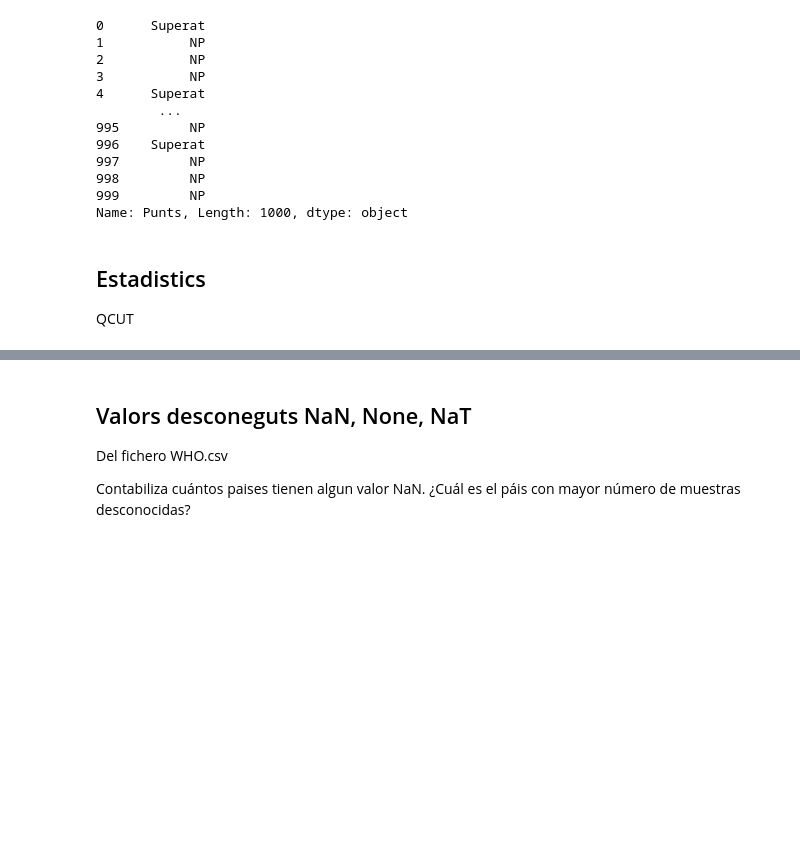
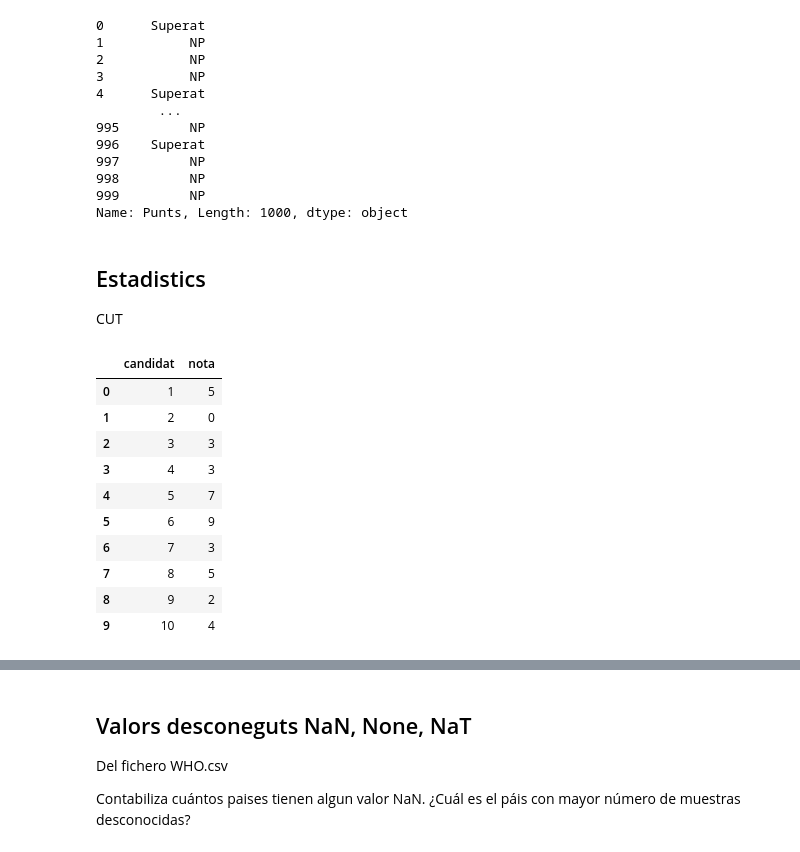
Before and after one commit to wisaaco/TallerPythonEBAP, a Jupyter notebook: lessons/6_Altres_Operacions.ipynb, the cells around one changed output, grey strips where cells are left out. Saved outputs shown, nothing was run; the diff lists cells and outputs as text; code cells hidden in the pictures; blank space fills up the shorter version.

```diff
--- a/lessons/6_Altres_Operacions.ipynb
+++ b/lessons/6_Altres_Operacions.ipynb
@@ -60,4 +60,21 @@ Name: Punts, Length: 1000, dtype: object
 # %% [markdown]
 ## Estadistics
 
-QCUT
+CUT
+# %%
+import numpy as np
+np.random.seed(0)
+df = pd.DataFrame({"candidat":np.arange(1,11),"nota":np.random.randint(0,11,size=10)})
+df
+# %% [output]
+|  | candidat | nota |
+| 0 | 1 | 5 |
+| 1 | 2 | 0 |
+| 2 | 3 | 3 |
+| 3 | 4 | 3 |
+| 4 | 5 | 7 |
+| 5 | 6 | 9 |
+| 6 | 7 | 3 |
+| 7 | 8 | 5 |
+| 8 | 9 | 2 |
+| 9 | 10 | 4 |
```
Also changed, not shown: parts of 12 cells of this notebook, 4 other files.
